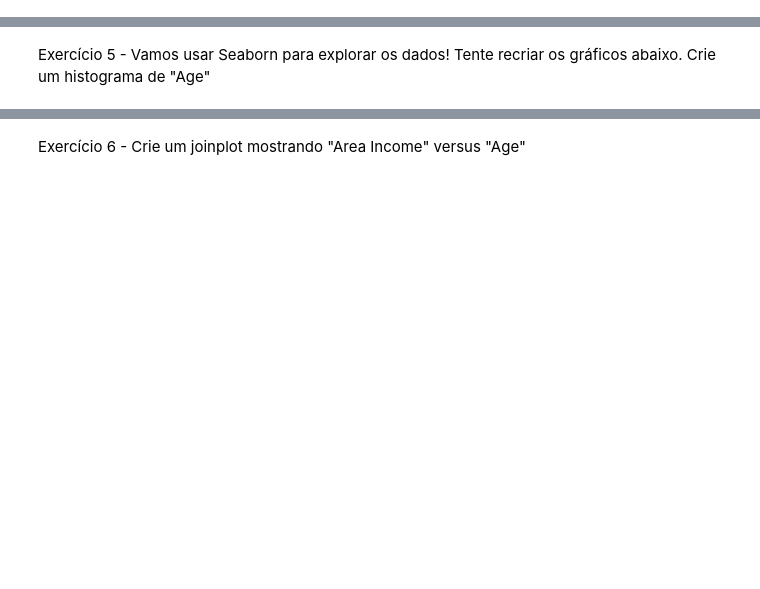
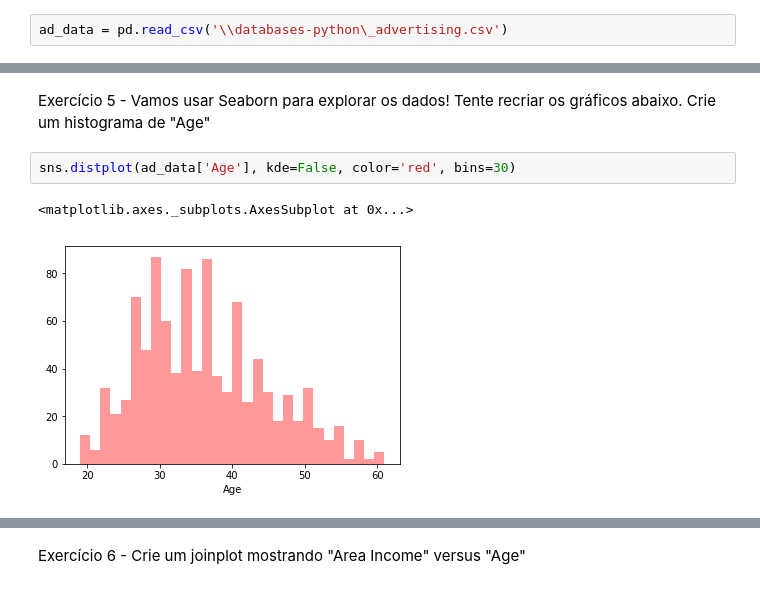
Before and after one commit to luonishicastro/CodingLabs, a Jupyter notebook: Lista Python II/Lista Python II - Curso em Vídeo - Décima Terceira Lista.ipynb, the cells around one changed output, grey strips where cells are left out. Saved outputs shown, nothing was run; the diff lists cells and outputs as text; blank space fills up the shorter version.

Commit message:
Lista Python II - Curso em Vídeo - Décima Terceira Lista

```diff
--- a/Lista Python II/Lista Python II - Curso em Vídeo - Décima Terceira Lista.ipynb
+++ b/Lista Python II/Lista Python II - Curso em Vídeo - Décima Terceira Lista.ipynb
@@ -3,4 +9,6 @@ Exercício 1 - Importe algumas bibliotecas que você acha que você precisará
 # %% [markdown]
 Exercício 2 - Leia o arquivo advertising.csv e grave-o em um DataFrame chamado ad_data.
+# %%
+ad_data = pd.read_csv('\\databases-python\_advertising.csv')
 # %% [markdown]
 Exercício 3 - Verifique o cabeçalho do ad_data
@@ -9,2 +56,7 @@ Exercício 4 - Use info() e describe() em ad_data
 # %% [markdown]
 Exercício 5 - Vamos usar Seaborn para explorar os dados! Tente recriar os gráficos abaixo. Crie um histograma de "Age"
+# %%
+sns.distplot(ad_data['Age'], kde=False, color='red', bins=30)
+# %% [output]
+<matplotlib.axes._subplots.AxesSubplot at 0x...>
+[figure, added]
```
Also changed, not shown: parts of 9 cells of this notebook.
